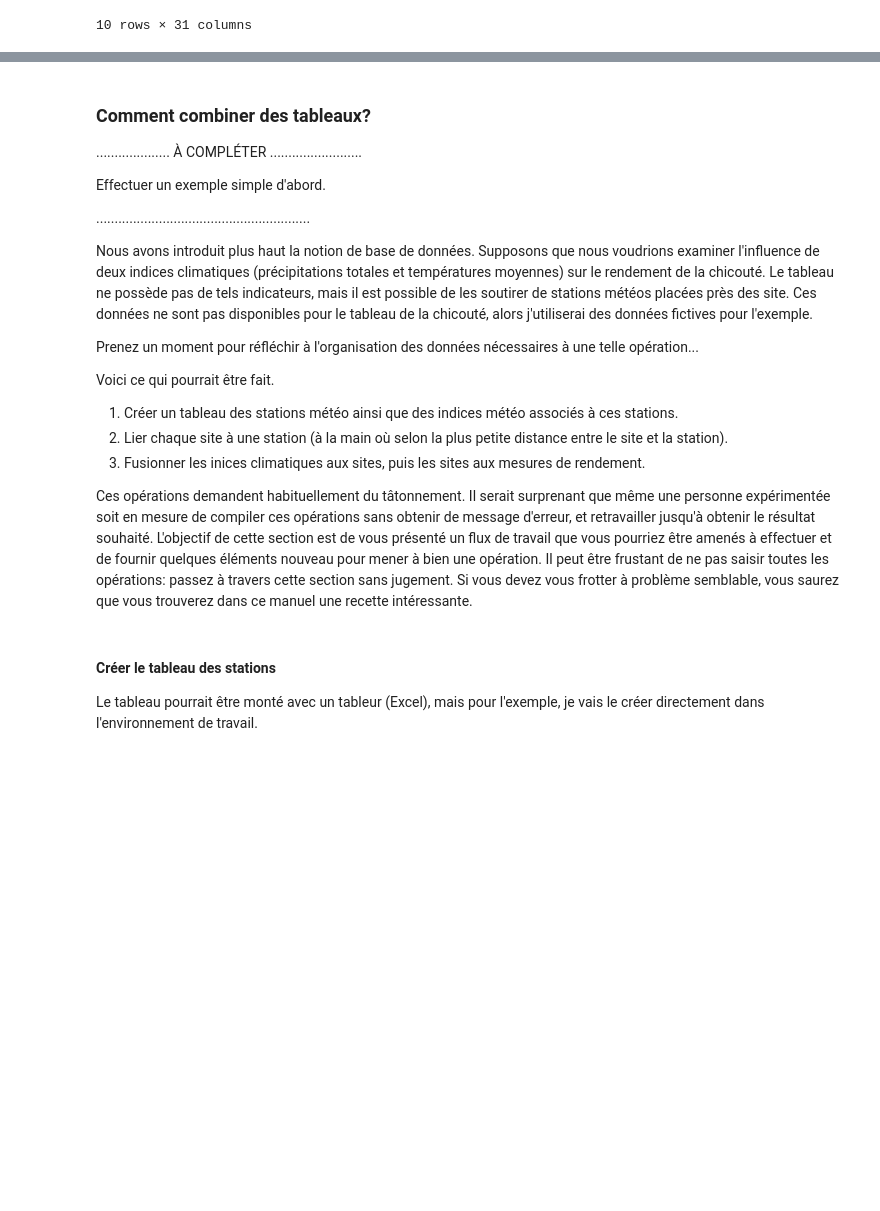
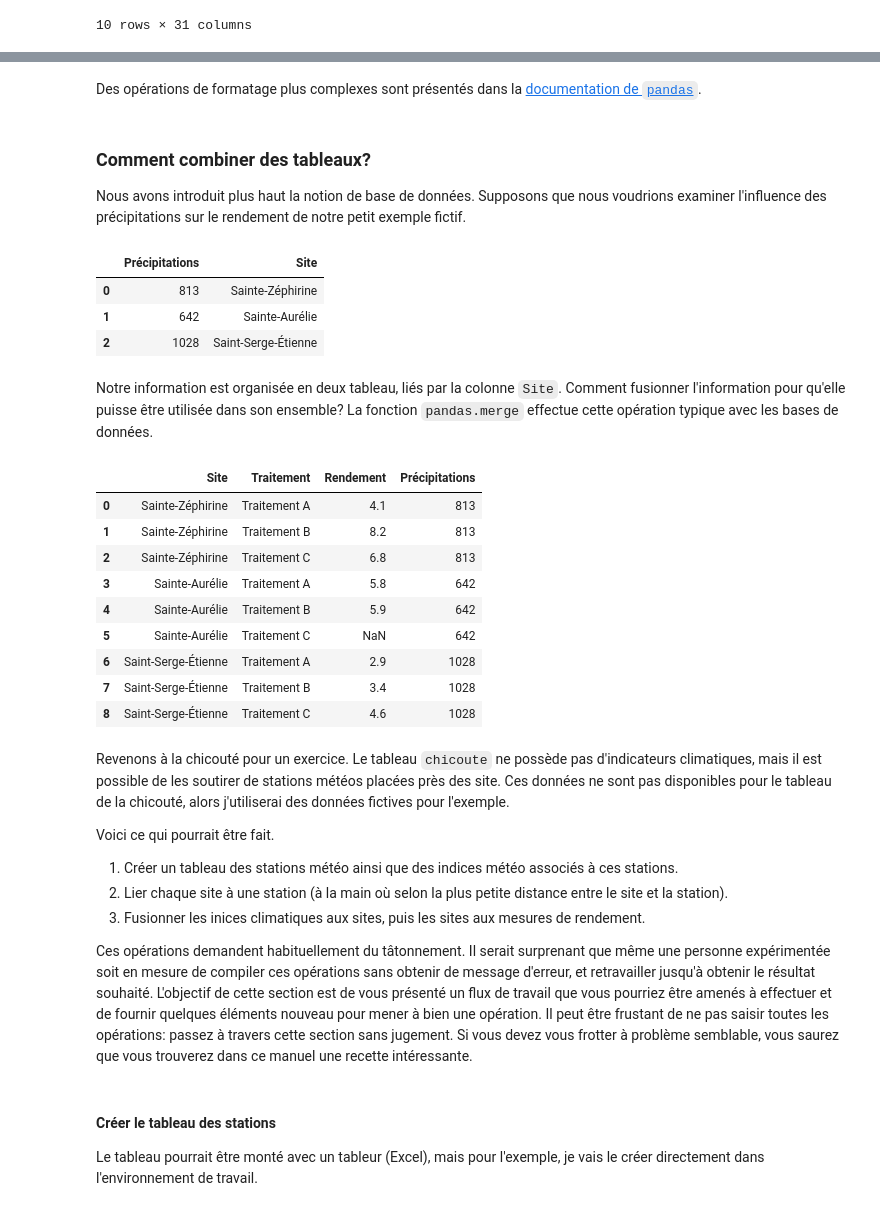
Before and after one commit to essicolo/ecologie-mathematique-Py, a Jupyter notebook: 3_Donnees/3_data.ipynb, the cells around one changed output, grey strips where cells are left out. Saved outputs shown, nothing was run; the diff lists cells and outputs as text; code cells hidden in the pictures; blank space fills up the shorter version.

```diff
--- a/3_Donnees/3_data.ipynb
+++ b/3_Donnees/3_data.ipynb
@@ -737,0 +796,5 @@ chicoute.sort_values(by='Rendement_g.5m2', ascending=False).head(10)
+# %%
+experience = pd.DataFrame({'Site': ['Sainte-Zéphirine', 'Sainte-Aurélie', 'Saint-Serge-Étienne'],
+                           'Traitement A': [4.1, 5.8, 2.9], 'Traitement B': [8.2, 5.9, 3.4],
+                           'Traitement C': [6.8, np.NaN, 4.6]})
+experience
@@ -737,0 +808,3 @@ chicoute.sort_values(by='Rendement_g.5m2', ascending=False).head(10)
+# %%
+experience_tidy = experience.melt(id_vars='Site')
+experience_tidy
@@ -737,0 +824,3 @@ chicoute.sort_values(by='Rendement_g.5m2', ascending=False).head(10)
+# %%
+experience_tidy.rename(columns={'variable': 'Traitement', 'value':'Rendement'}, inplace=True)
+experience_tidy
@@ -738,16 +848,36 @@ chicoute.sort_values(by='Rendement_g.5m2', ascending=False).head(10)
+# %% [markdown]
+Des opérations de formatage plus complexes sont présentés dans la [documentation de `pandas`](http://pandas.pydata.org/pandas-docs/stable/reshaping.html).
+# %% [markdown]
+### Comment combiner des tableaux?
+
+Nous avons introduit plus haut la notion de base de données. Supposons que nous voudrions examiner l'influence des précipitations sur le rendement de notre petit exemple fictif.
+# %%
+experience_prec = pd.DataFrame({'Site': ['Sainte-Zéphirine', 'Sainte-Aurélie', 'Saint-Serge-Étienne'],
+                        'Précipitations': [813, 642, 1028]})
+experience_prec
+# %% [output]
+|  | Précipitations | Site |
+| 0 | 813 | Sainte-Zéphirine |
+| 1 | 642 | Sainte-Aurélie |
+| 2 | 1028 | Saint-Serge-Étienne |
+# %% [markdown]
+Notre information est organisée en deux tableau, liés par la colonne `Site`. Comment fusionner l'information pour qu'elle puisse être utilisée dans son ensemble?  La fonction `pandas.merge` effectue cette opération typique avec les bases de données.
+# %%
+experience_merge = pd.merge(left=experience_tidy, right=experience_prec, on='Site')
+experience_merge
+# %% [output]
+|  | Site | Traitement | Rendement | Précipitations |
+| 0 | Sainte-Zéphirine | Traitement A | 4.1 | 813 |
+| 1 | Sainte-Zéphirine | Traitement B | 8.2 | 813 |
+| 2 | Sainte-Zéphirine | Traitement C | 6.8 | 813 |
+| 3 | Sainte-Aurélie | Traitement A | 5.8 | 642 |
+| 4 | Sainte-Aurélie | Traitement B | 5.9 | 642 |
+| 5 | Sainte-Aurélie | Traitement C | NaN | 642 |
+| 6 | Saint-Serge-Étienne | Traitement A | 2.9 | 1028 |
+| 7 | Saint-Serge-Étienne | Traitement B | 3.4 | 1028 |
+| 8 | Saint-Serge-Étienne | Traitement C | 4.6 | 1028 |
 # %% [markdown]
-### Comment combiner des tableaux?
-
-.................... À COMPLÉTER .........................
-
-Effectuer un exemple simple d'abord.
-
-..........................................................
-
-
-Nous avons introduit plus haut la notion de base de données. Supposons que nous voudrions examiner l'influence de deux indices climatiques (précipitations totales et températures moyennes) sur le rendement de la chicouté. Le tableau ne possède pas de tels indicateurs, mais il est possible de les soutirer de stations météos placées près des site. Ces données ne sont pas disponibles pour le tableau de la chicouté, alors j'utiliserai des données fictives pour l'exemple.
-
-Prenez un moment pour réfléchir à l'organisation des données nécessaires à une telle opération...
+Revenons à la chicouté pour un exercice. Le tableau `chicoute` ne possède pas d'indicateurs climatiques, mais il est possible de les soutirer de stations météos placées près des site. Ces données ne sont pas disponibles pour le tableau de la chicouté, alors j'utiliserai des données fictives pour l'exemple.
 
 Voici ce qui pourrait être fait.
 
```
Also changed, not shown: parts of 42 cells of this notebook, 4 other files.
